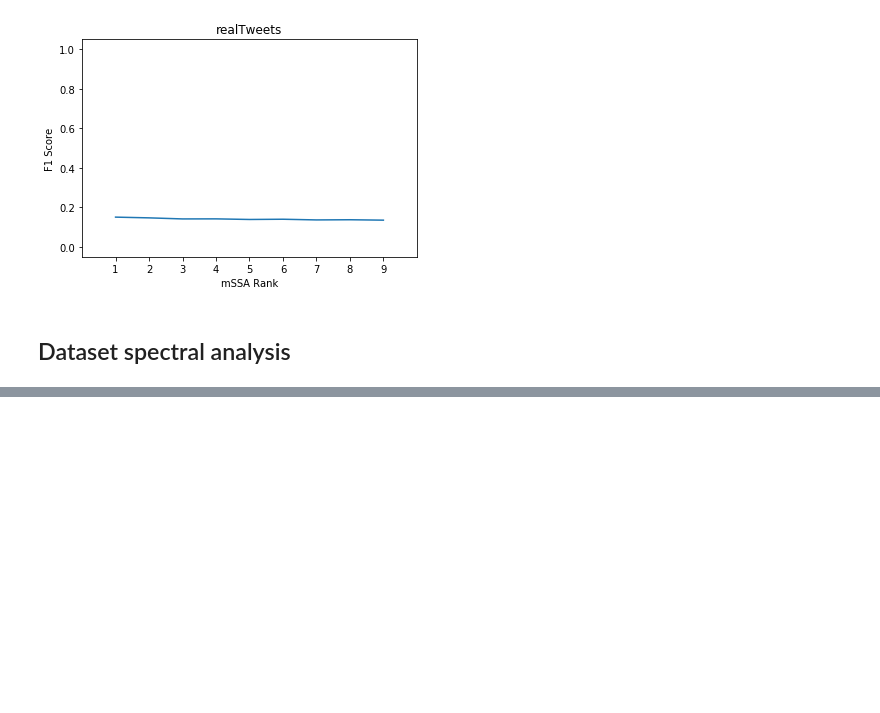
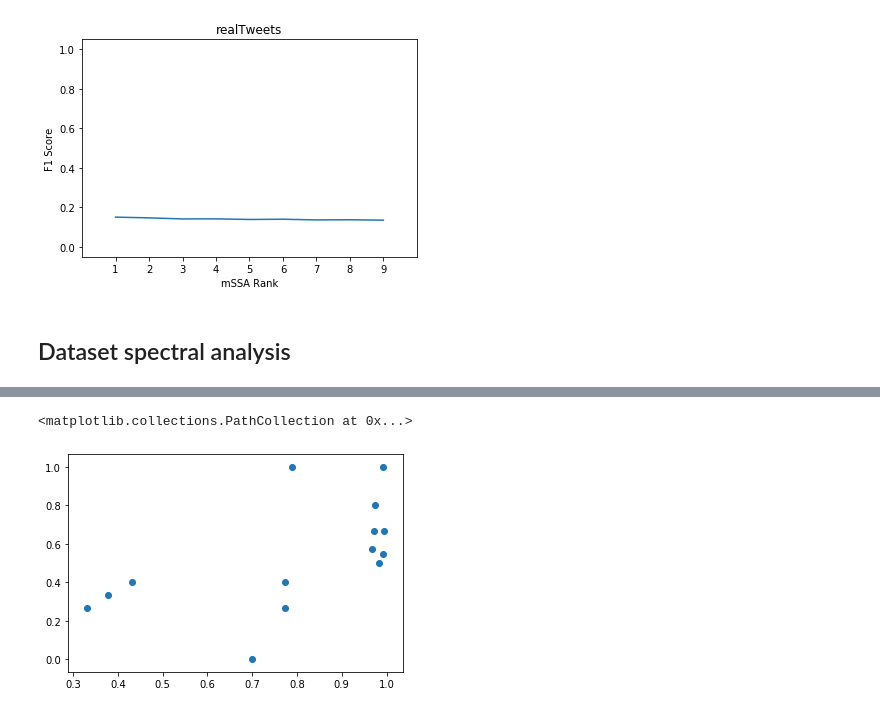
Before and after one commit to amlatyrngom/ml_project_bench, a Jupyter notebook: presentation_figures.ipynb, the cells around one changed output, grey strips where cells are left out. Saved outputs shown, nothing was run; the diff lists cells and outputs as text; code cells hidden in the pictures; blank space fills up the shorter version.

```diff
--- a/presentation_figures.ipynb
+++ b/presentation_figures.ipynb
@@ -177,0 +261,5 @@ for dataset in BENCHMARK_DATA.keys():
+# %%
+plt.scatter(df_optmssa_spectra.query("dataset == 'realAWSCloudwatch'")['optimal_energy_level'], df_optmssa_spectra.query("dataset == 'realAWSCloudwatch'")['f1'])
+# %% [output]
+<matplotlib.collections.PathCollection at 0x...>
+[figure, added]
```
Also changed, not shown: parts of 12 cells of this notebook.
